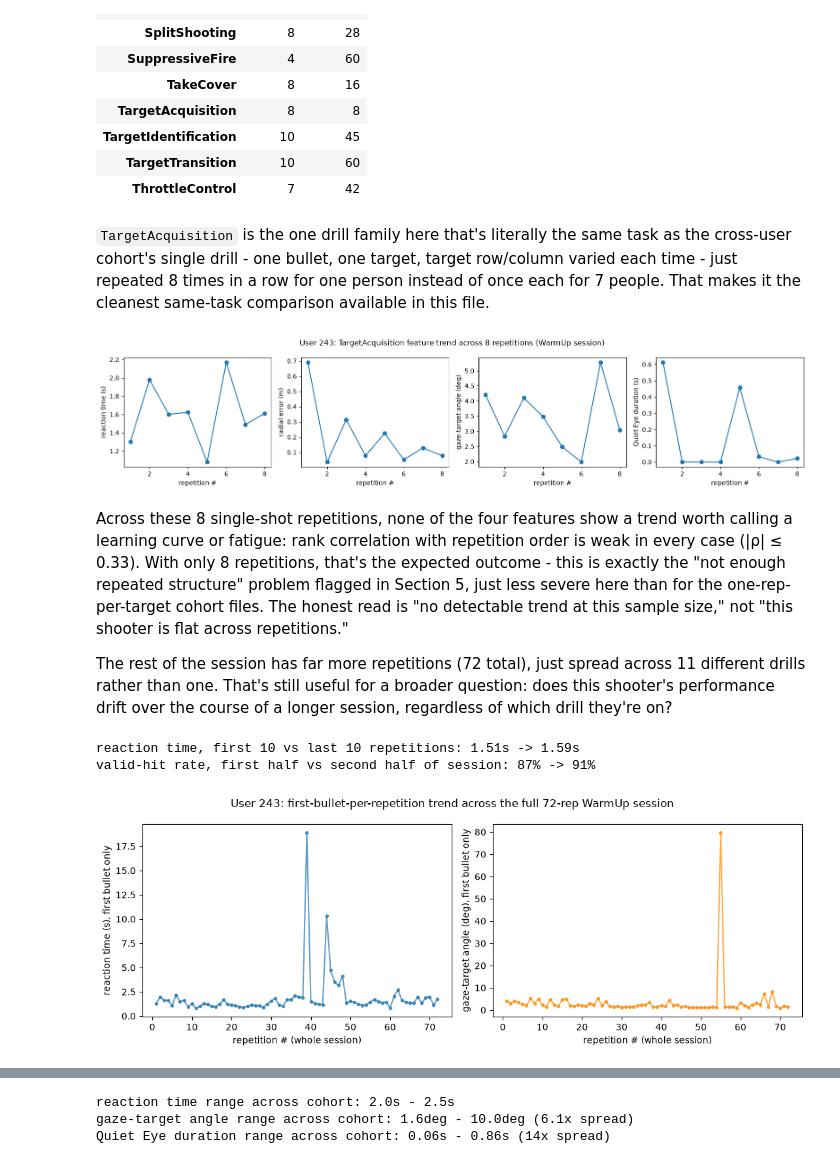
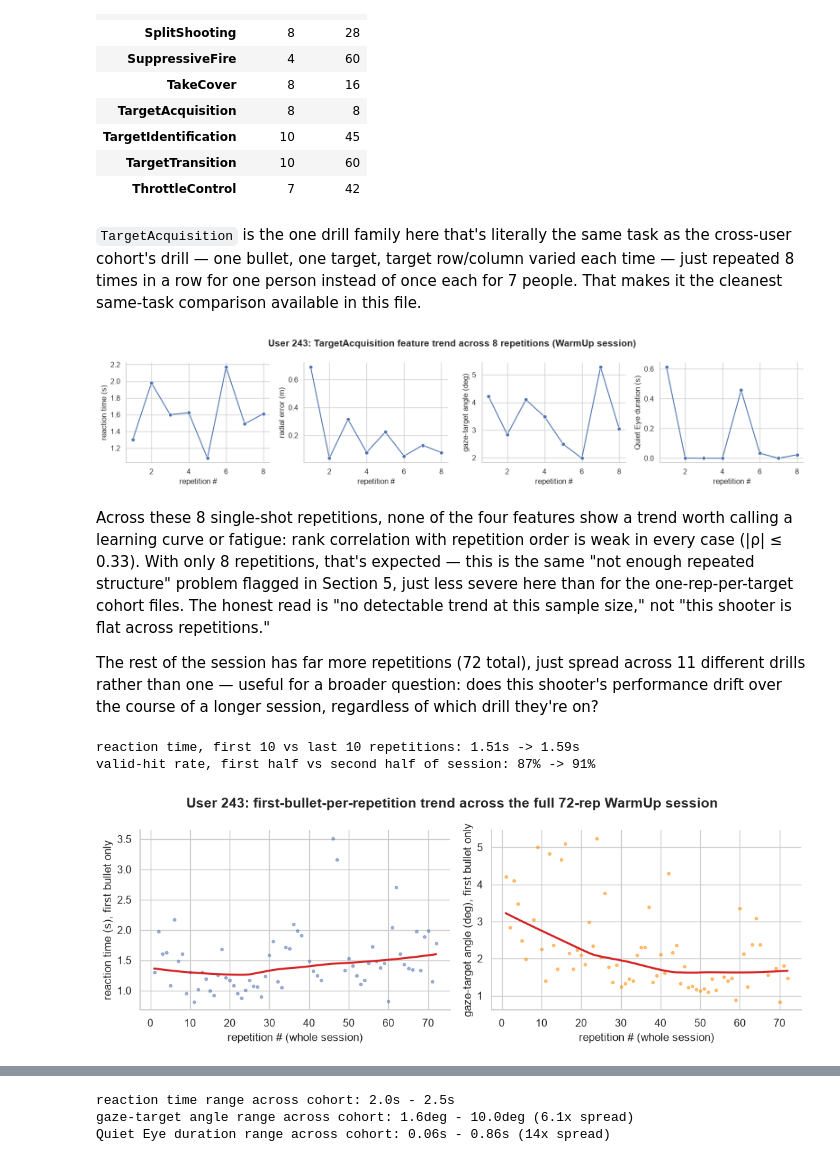
Before and after one commit to GalKepler/eyeviation, a Jupyter notebook: analysis.ipynb, the cells around one changed output, grey strips where cells are left out. Cells and saved outputs as stored; diff of their text form; code cells hidden in the pictures.

```diff
--- a/analysis.ipynb
+++ b/analysis.ipynb
@@ -686,11 +686,12 @@ drift.round(3)
 | 243 | -0.012 | 0.297 | 0.349 | 0.297 | up |
 | 244 | 0.010 | 0.160 | 0.402 | 0.160 | up |
 # %%
-fig, ax = plt.subplots(figsize=(5, 5))
+fig, ax = plt.subplots(figsize=(5.5, 5.5))
 plot_hit_map(shots, DEMO_USER, ax)
 b = drift.loc[DEMO_USER]
 ax.annotate("", xy=(b["bias_x_m"], b["bias_y_m"]), xytext=(0, 0),
             arrowprops=dict(arrowstyle="->", color="black", linewidth=2))
-ax.set_title(f"User {DEMO_USER}: hit points + mean bias vector ({b['bias_direction']}, {b['bias_mag_m']:.2f}m)")
+ax.set_title(f"User {DEMO_USER}: hits + mean bias vector ({b['bias_direction']}, {b['bias_mag_m']:.2f}m)",
+             fontweight="bold")
 fig.tight_layout()
 # %% [output]
@@ -709,10 +710,12 @@ moderate spread (44cm) - mostly a sight/stance fix, less so a consistency
 problem.
 # %%
 # Cross-user norms: cohort-wide view of the 0-100 percentile scores.
-fig, ax = plt.subplots(figsize=(8, 4.5))
-scores.plot.bar(ax=ax)
-ax.set_ylabel("score (0-100, percentile vs cohort)")
-ax.set_title("Skill scores across the 7-user cohort")
-ax.legend(bbox_to_anchor=(1.02, 1), loc="upper left")
+fig, axes = plt.subplots(2, 4, figsize=(15, 8), subplot_kw={"polar": True})
+for ax, user_id in zip(axes.flat, scores.index):
+    plot_user_radar(scores, user_id, ax)
+axes.flat[0].legend(bbox_to_anchor=(0.1, 1.25), loc="upper left", frameon=False)
+for ax in axes.flat[len(scores):]:
+    ax.axis("off")
+fig.suptitle("Skill scores across the 7-user cohort", fontweight="bold")
 fig.tight_layout()
 # %% [output]
@@ -765,10 +776,10 @@ shots_wu.groupby("drill_family").agg(n_reps=("rep_idx", "nunique"), n_shots=("re
 | ThrottleControl | 7 | 42 |
 # %% [markdown]
 `TargetAcquisition` is the one drill family here that's literally the same
-task as the cross-user cohort's single drill - one bullet, one target,
-target row/column varied each time - just repeated 8 times in a row for one
-person instead of once each for 7 people. That makes it the cleanest
-same-task comparison available in this file.
+task as the cross-user cohort's drill — one bullet, one target, target
+row/column varied each time — just repeated 8 times in a row for one person
+instead of once each for 7 people. That makes it the cleanest same-task
+comparison available in this file.
 # %%
 ta = shots_wu[shots_wu["drill_family"] == "TargetAcquisition"].reset_index(drop=True)
 ta["rep_order"] = range(1, len(ta) + 1)
@@ -779,53 +790,61 @@ for ax, col, label in zip(
     ["reaction_time_s", "radial_error_m", "gaze_target_angle_deg", "quiet_eye_duration_s"],
     ["reaction time (s)", "radial error (m)", "gaze-target angle (deg)", "Quiet Eye duration (s)"],
 ):
-    ax.plot(ta["rep_order"], ta[col], marker="o")
+    sns.lineplot(data=ta, x="rep_order", y=col, marker="o", color="#4C72B0", ax=ax)
     ax.set_xlabel("repetition #")
     ax.set_ylabel(label)
-fig.suptitle("User 243: TargetAcquisition feature trend across 8 repetitions (WarmUp session)")
+    sns.despine(ax=ax)
+fig.suptitle("User 243: TargetAcquisition feature trend across 8 repetitions (WarmUp session)", fontweight="bold")
 fig.tight_layout()
 # %% [output]
-[figure, old version]
+[figure, new version]
 # %% [markdown]
 Across these 8 single-shot repetitions, none of the four features show a
 trend worth calling a learning curve or fatigue: rank correlation with
 repetition order is weak in every case (|ρ| ≤ 0.33). With only 8
-repetitions, that's the expected outcome - this is exactly the "not enough
-repeated structure" problem flagged in Section 5, just less severe here than
-for the one-rep-per-target cohort files. The honest read is "no detectable
-trend at this sample size," not "this shooter is flat across repetitions."
+repetitions, that's expected — this is the same "not enough repeated
+structure" problem flagged in Section 5, just less severe here than for the
+one-rep-per-target cohort files. The honest read is "no detectable trend at
+this sample size," not "this shooter is flat across repetitions."
 
 The rest of the session has far more repetitions (72 total), just spread
-across 11 different drills rather than one. That's still useful for a
-broader question: does this shooter's performance drift over the course of
-a longer session, regardless of which drill they're on?
+across 11 different drills rather than one — useful for a broader question:
+does this shooter's performance drift over the course of a longer session,
+regardless of which drill they're on?
 # %%
 # Multi-bullet repetitions inflate reaction_time_s for later bullets (Section
 # 2's caveat: bullet 2's "reaction time" includes bullet 1's). Comparing raw
 # reaction_time_s across the whole session naively would mostly be measuring
 # "how many bullets were in this rep," not fatigue -- so we isolate the first
 # bullet of each repetition, which is on a level footing throughout.
 shots_wu_sorted = shots_wu.sort_values("shot_start_time").reset_index(drop=True)
 shots_wu_sorted["bullet_idx_in_rep"] = shots_wu_sorted.groupby("rep_idx").cumcount()
 first_bullets = shots_wu_sorted[shots_wu_sorted["bullet_idx_in_rep"] == 0].reset_index(drop=True)
 first_bullets["rep_order"] = range(1, len(first_bullets) + 1)
 
+
 fig, axes = plt.subplots(1, 2, figsize=(11, 4))
-axes[0].plot(first_bullets["rep_order"], first_bullets["reaction_time_s"], marker=".", alpha=0.7)
-axes[0].set_xlabel("repetition # (whole session)"); axes[0].set_ylabel("reaction time (s), first bullet only")
-axes[1].plot(first_bullets["rep_order"], first_bullets["gaze_target_angle_deg"], marker=".", alpha=0.7, color="darkorange")
-axes[1].set_xlabel("repetition # (whole session)"); axes[1].set_ylabel("gaze-target angle (deg), first bullet only")
-fig.suptitle("User 243: first-bullet-per-repetition trend across the full 72-rep WarmUp session")
+sns.regplot(data=first_bullets[first_bullets["reaction_time_s"] < first_bullets["reaction_time_s"].quantile(0.95)], x="rep_order", y="reaction_time_s", ax=axes[0], marker=".",
+            scatter_kws=dict(alpha=0.5, color="#4C72B0"), line_kws=dict(color="#d62728"), lowess=True)
+axes[0].set_xlabel("repetition # (whole session)")
+axes[0].set_ylabel("reaction time (s), first bullet only")
+sns.regplot(data=first_bullets[first_bullets["gaze_target_angle_deg"] < first_bullets["gaze_target_angle_deg"].quantile(0.95)], x="rep_order", y="gaze_target_angle_deg", ax=axes[1], marker=".",
+            scatter_kws=dict(alpha=0.5, color="darkorange"), line_kws=dict(color="#d62728"), lowess=True)
+axes[1].set_xlabel("repetition # (whole session)")
+axes[1].set_ylabel("gaze-target angle (deg), first bullet only")
+for ax in axes:
+    sns.despine(ax=ax)
+fig.suptitle("User 243: first-bullet-per-repetition trend across the full 72-rep WarmUp session", fontweight="bold")
 fig.tight_layout()
 
 print(f"reaction time, first 10 vs last 10 repetitions: "
       f"{first_bullets['reaction_time_s'][:10].mean():.2f}s -> {first_bullets['reaction_time_s'][-10:].mean():.2f}s")
 print(f"valid-hit rate, first half vs second half of session: "
       f"{shots_wu_sorted['valid_hit_recomputed'][:175].mean():.0%} -> {shots_wu_sorted['valid_hit_recomputed'][175:].mean():.0%}")
 # %% [output]
 reaction time, first 10 vs last 10 repetitions: 1.51s -> 1.59s
 valid-hit rate, first half vs second half of session: 87% -> 91%
-[figure, old version]
+[figure, new version]
 # %% [markdown]
 Worth pausing on the confound this isolation avoids: averaging
 `reaction_time_s` over *all* shots in session order (not just the first
```
Also changed, not shown: parts of 34 cells of this notebook, 9 other files.
